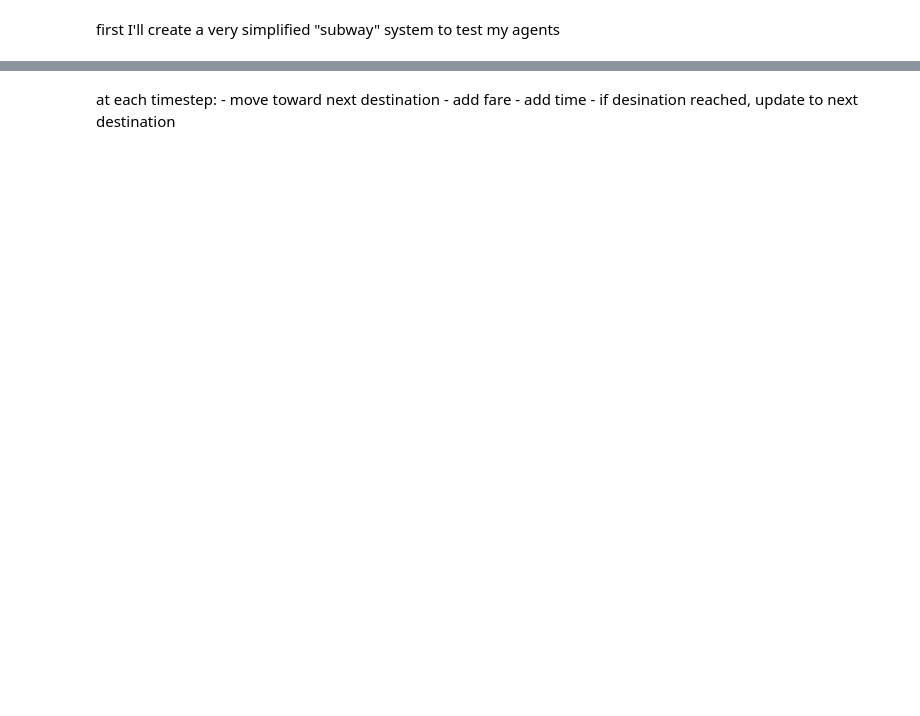
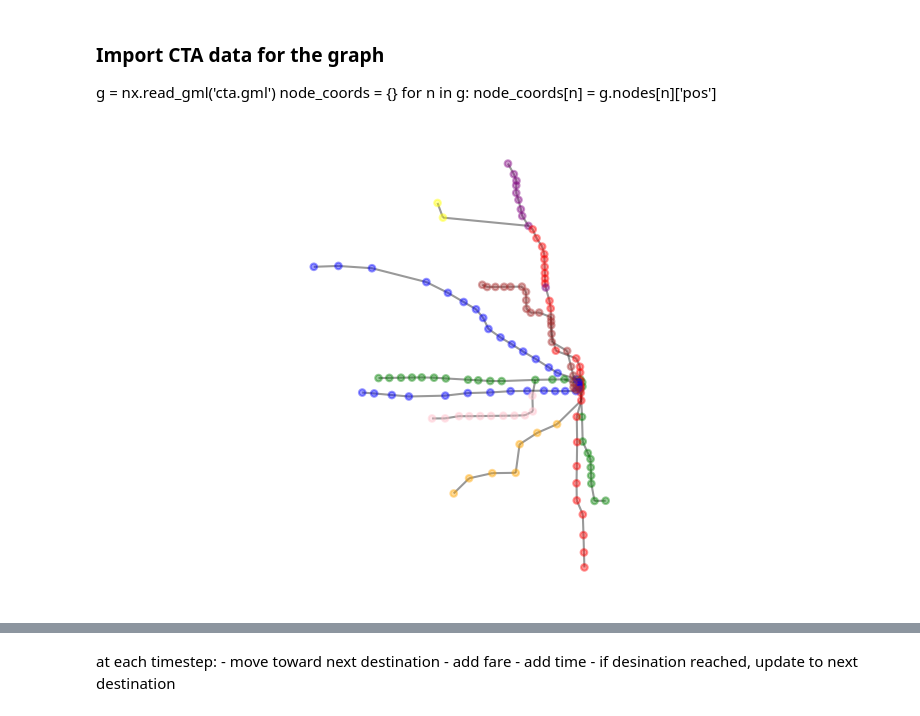
Before and after one commit to atravitz/transit_models, a Jupyter notebook: model.ipynb, the cells around one changed output, grey strips where cells are left out. Drawn from its saved outputs; the diff is of its cells as text; code cells hidden in the pictures; blank space fills up the shorter version.

Commit message:
adding cta model to notebook w/ agents

```diff
--- a/model.ipynb
+++ b/model.ipynb
@@ -3,6 +3,21 @@ import networkx as nx
 import random
 from matplotlib import cm
 import matplotlib.pyplot as plt
-# %% [markdown]
-first I'll create a very simplified "subway" system to test my agents
+# %% [markdown]
+### Import CTA data for the graph
+g = nx.read_gml('cta.gml')
+node_coords = {}
+for n in g:
+    node_coords[n] = g.nodes[n]['pos']
+# %%
+fig, ax = plt.subplots(dpi=150)
+nx.draw(g, node_coords,
+        ax=ax, alpha=0.4,
+        node_size=10,
+        node_color=[g.nodes[i]['nodecolor'] for i in g.nodes])
+plt.axis('equal')
+plt.grid(which='both')
+plt.show()
+# %% [output]
+[figure, added]
 # %%
```
Also changed, not shown: parts of 3 cells of this notebook, 3 other files.
